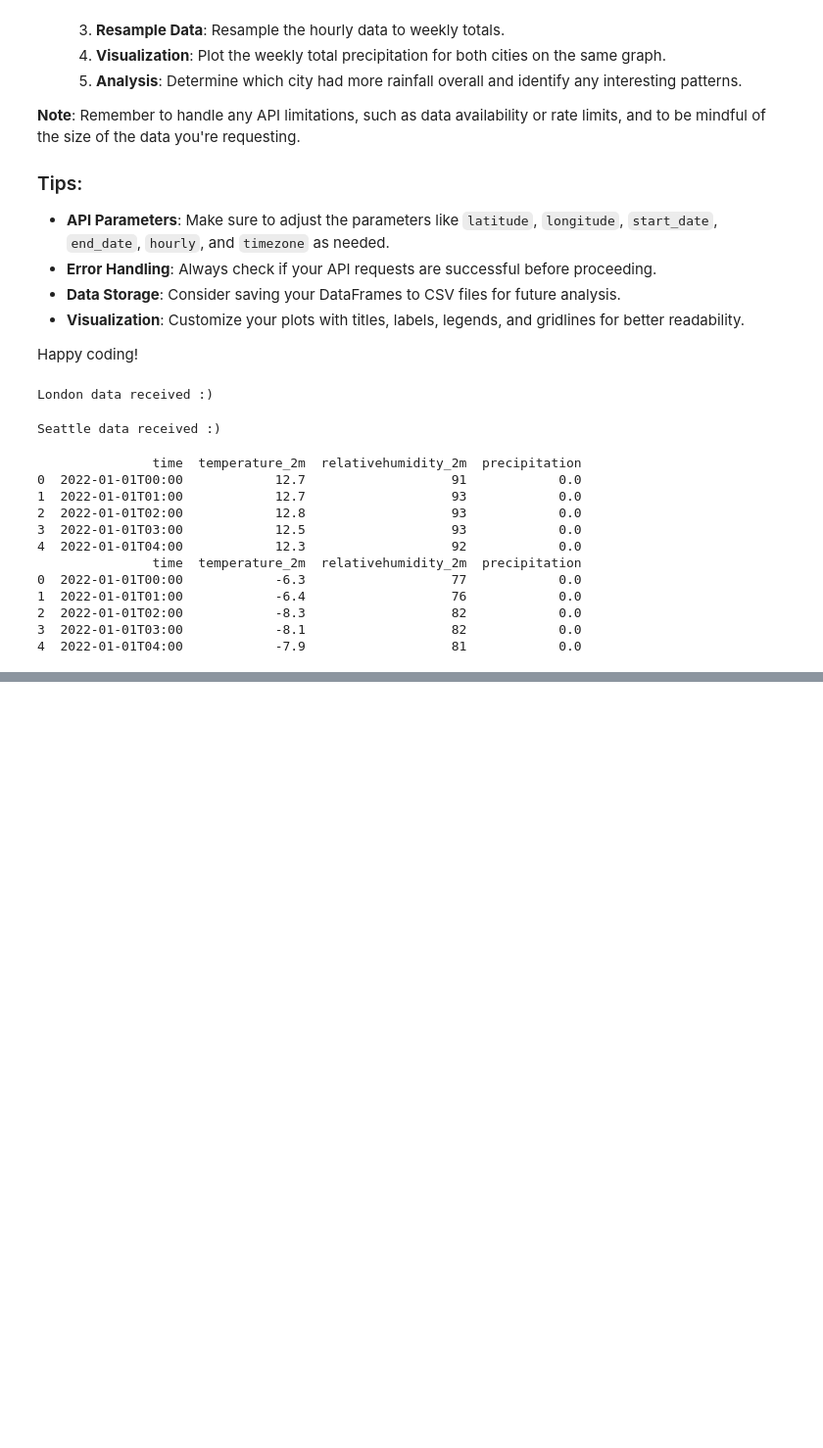
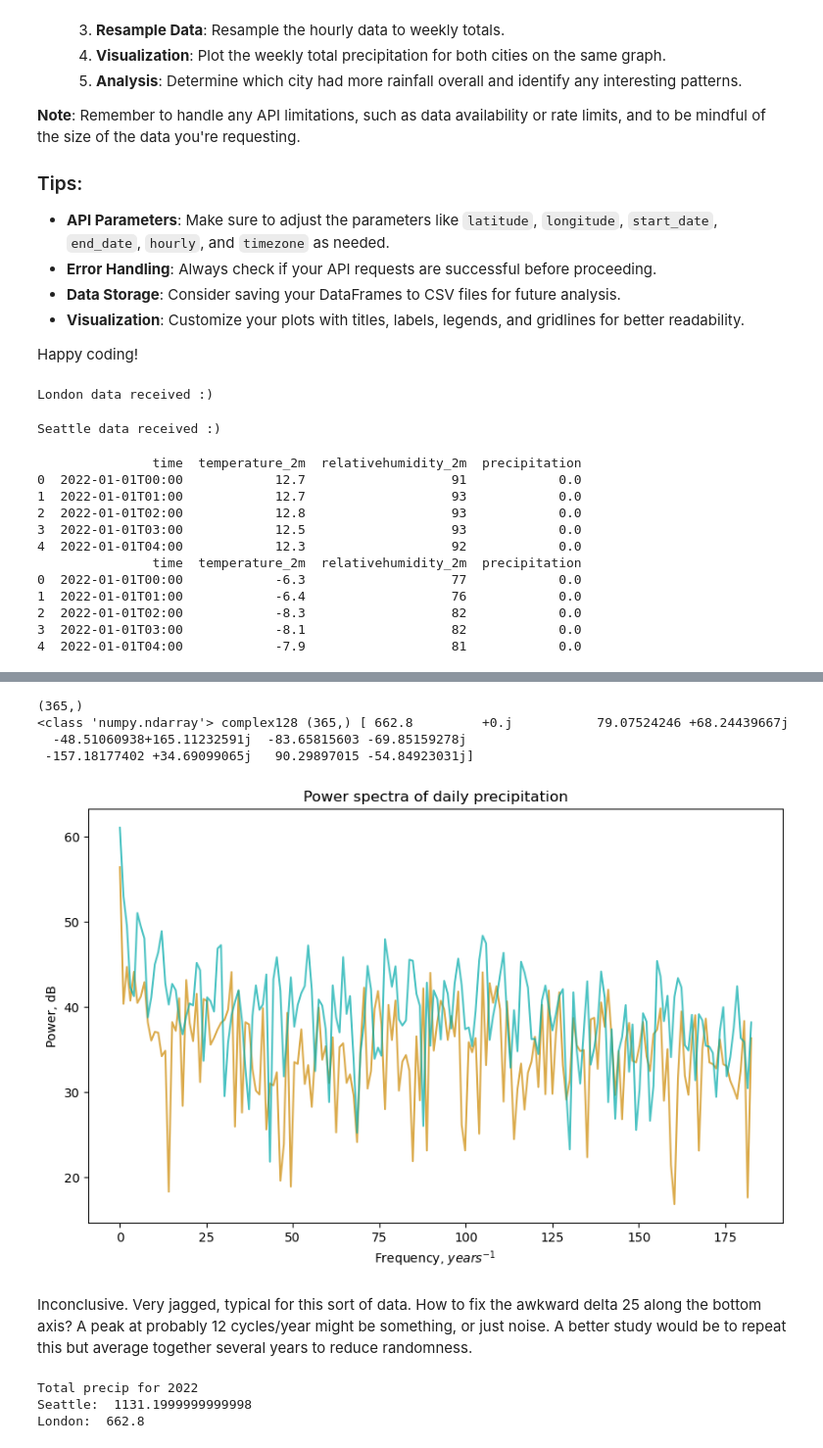
Before and after one commit to darenw/Springboard2025, a Jupyter notebook: Units/Unit7/api_data_wrangling.ipynb, the cells around one changed output, grey strips where cells are left out. Shown at 98% size. Drawn from its saved outputs; the diff is of its cells as text; code cells hidden in the pictures; blank space fills up the shorter version.

```diff
--- a/Units/Unit7/api_data_wrangling.ipynb
+++ b/Units/Unit7/api_data_wrangling.ipynb
@@ -441,0 +472,7 @@ print(seattle_df.head())
+# %%
+# Cleaning - convert time column to pythonic datatimes
+london_df['time']  = pd.to_datetime(london_df['time'])
+seattle_df['time'] = pd.to_datetime(seattle_df['time'])
+
+print( london_df.info() )
+print( london_df.head() )
@@ -441,0 +612,53 @@ print(seattle_df.head())
+# %%
+# Look at Fourier transform of hourly precip data.
+# Are there, by any chance, periodicities of a few days, half a week to two weeks?
+# Or any other notable peaks would be interesting.
+
+daily_seattle_precip = np.array( seattle_df['precipitation'].resample('d').sum() )
+daily_london_precip = np.array( london_df['precipitation'].resample('d').sum() )
+print(daily_seattle_precip.shape)
+
+fft_london = np.fft.fft( daily_london_precip )
+fft_seattle = np.fft.fft( daily_seattle_precip )
+print(  type(fft_london), fft_london.dtype,  fft_london.shape,  fft_london[:6] )
+
+
+# Compute power in dB
+london_power = 10 * np.log10( np.real( fft_london * fft_london.conj() ))
+seattle_power = 10 * np.log10( np.real( fft_seattle * fft_seattle.conj() ))
+
+# Power spectra duplicate the data as a mirror image. Take just first half
+n = london_power.shape[0]
+
+london_power = london_power[:n//2]
+seattle_power = seattle_power[:n//2]
+
+freq = np.linspace(0, 365.0/2, num=london_power.size)
+plt.figure(figsize=(10,6))
+plt.plot(freq, london_power, color='#cc8800', alpha=0.7)
+plt.plot(freq, seattle_power, color='#00aaaa', alpha=0.7)
+plt.title("Power spectra of daily precipitation")
+plt.xlabel("Frequency, $years^{-1}$")
+plt.ylabel("Power, dB")
+
+plt.show()
+# %% [output]
+(365,)
+<class 'numpy.ndarray'> complex128 (365,) [ 662.8         +0.j           79.07524246 +68.24439667j
+  -48.51060938+165.11232591j  -83.65815603 -69.85159278j
+ -157.18177402 +34.69099065j   90.29897015 -54.84923031j]
+[figure, added]
+# %% [markdown]
+Inconclusive.  Very jagged, typical for this sort of data.  How to fix the awkward delta 25 along the bottom axis?  A peak at probably 12 cycles/year might be something, or just noise.  A better study would be to repeat this but average together several years to reduce randomness.
+# %%
+# Total rainfall for whole year - who is the winner for the most rain?
+london_total_rain = daily_london_precip.sum()
+seattle_total_rain = daily_seattle_precip.sum()
+
+print("Total precip for 2022")
+print("Seattle: ",  seattle_total_rain)
+print("London: ",  london_total_rain)
+# %% [output]
+Total precip for 2022
+Seattle:  1131.1999999999998
+London:  662.8
```
Also changed, not shown: parts of 15 cells of this notebook.
